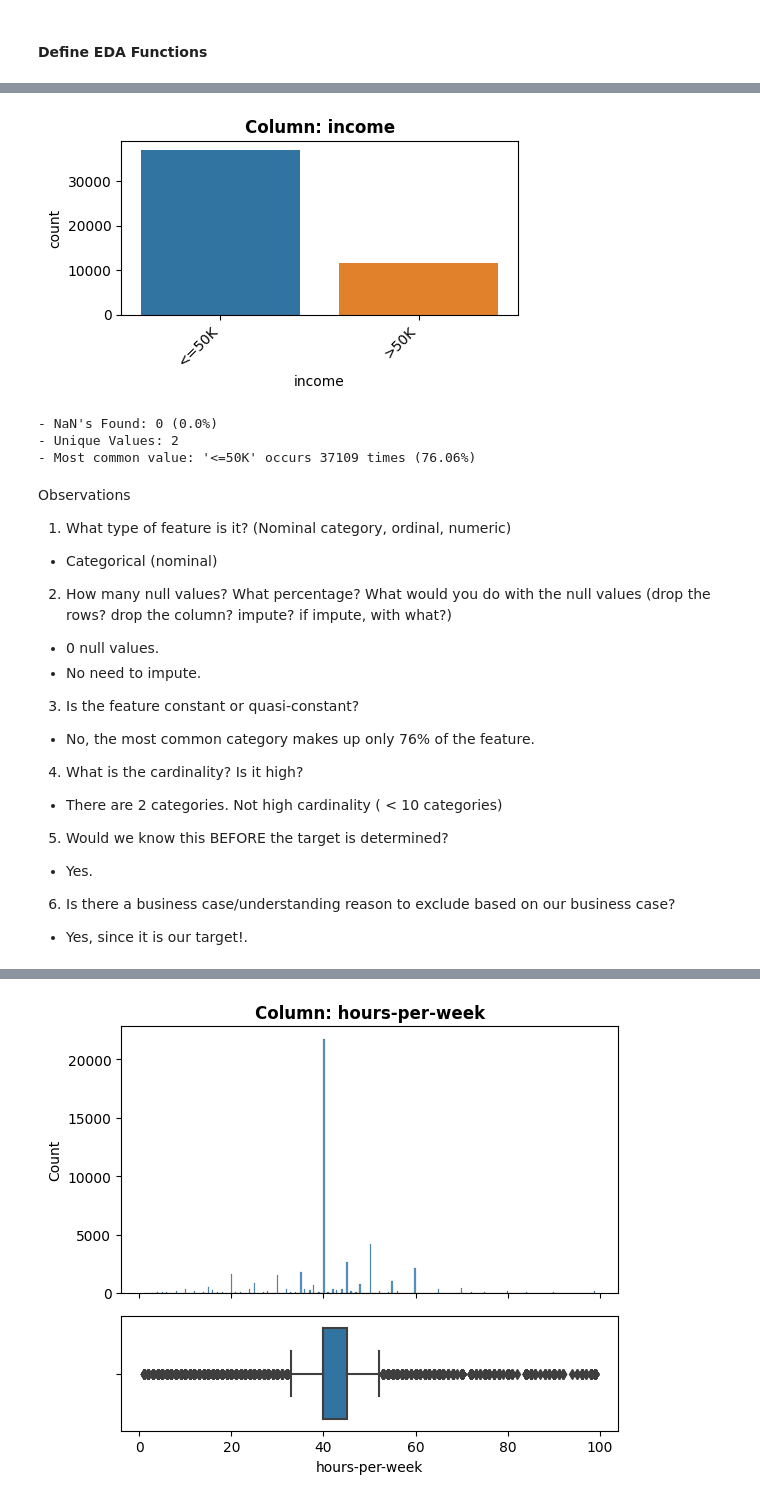
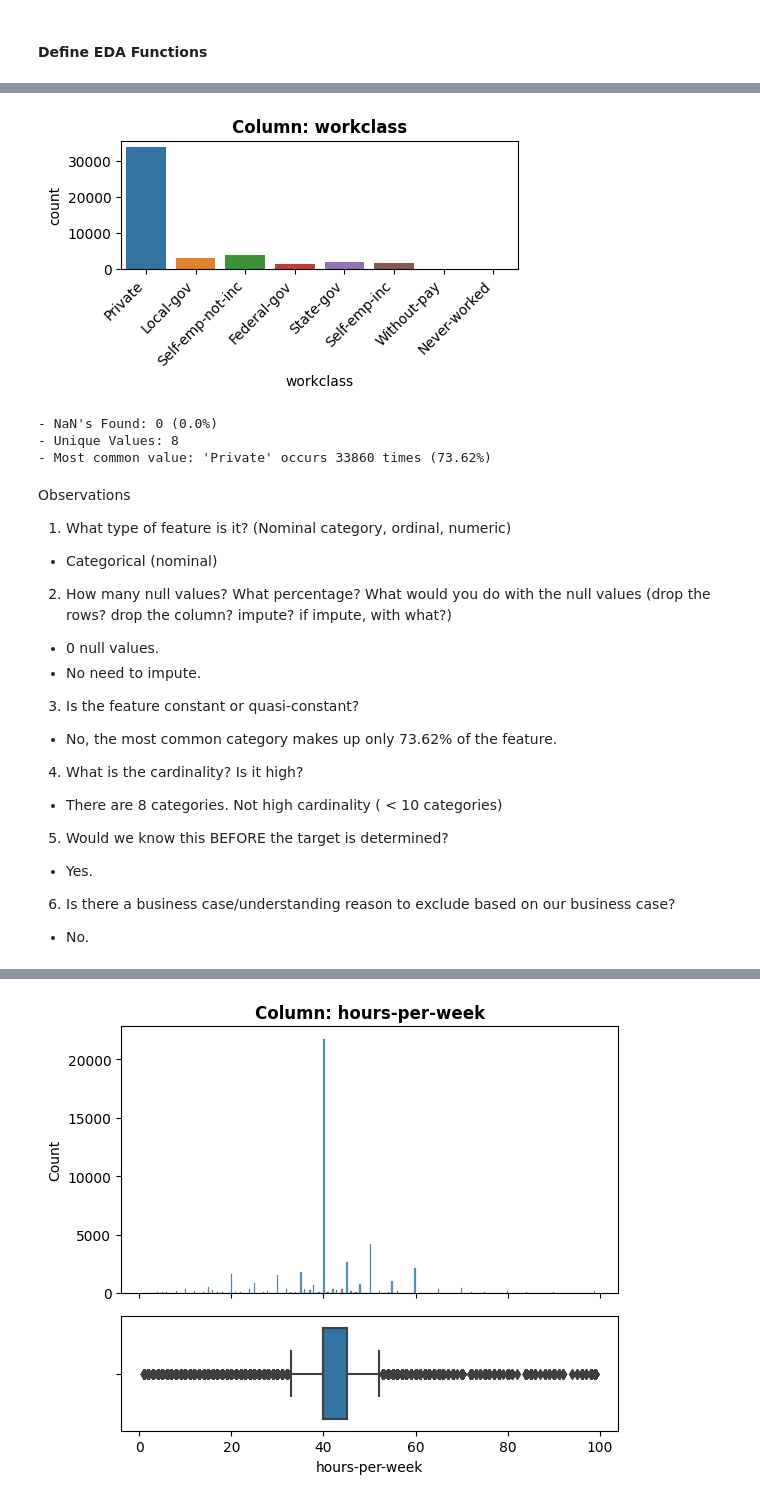
Before and after one commit to uday-routhu/models, a Jupyter notebook: Project_2_Part_1_Core.ipynb, the cells around one changed output, grey strips where cells are left out. Drawn from its saved outputs; the diff is of its cells as text; code cells hidden in the pictures.

```diff
--- a/Project_2_Part_1_Core.ipynb
+++ b/Project_2_Part_1_Core.ipynb
@@ -508,11 +480,11 @@ stats.loc[['mean','min','max']]
 # %%
 # Testing function
-fig, ax = explore_categorical(df_adult, "income", figsize=(5,3))
+fig, ax = explore_categorical(df_adult, "workclass", figsize=(5,3))
 # %% [output]
-[figure, old version]
+[figure, new version]
 - NaN's Found: 0 (0.0%)
-- Unique Values: 2
-- Most common value: '<=50K' occurs 37109 times (76.06%)
+- Unique Values: 8
+- Most common value: 'Private' occurs 33860 times (73.62%)
 # %% [markdown]
 Observations
 
@@ -524,13 +496,13 @@ Observations
   - No need to impute.
 
 3. Is the feature constant or quasi-constant?
-  - No, the most common category makes up only 76% of the feature.
+  - No, the most common category makes up only 73.62% of the feature.
 
 4. What is the cardinality? Is it high?
-  - There are 2 categories. Not high cardinality ( < 10 categories)
+  - There are 8 categories. Not high cardinality ( < 10 categories)
 
 5. Would we know this BEFORE the target is determined?
   - Yes.
 
 6. Is there a business case/understanding reason to exclude based on our business case?
-  - Yes, since it is our target!.
+  - No.
```
Also changed, not shown: parts of 145 cells of this notebook.
